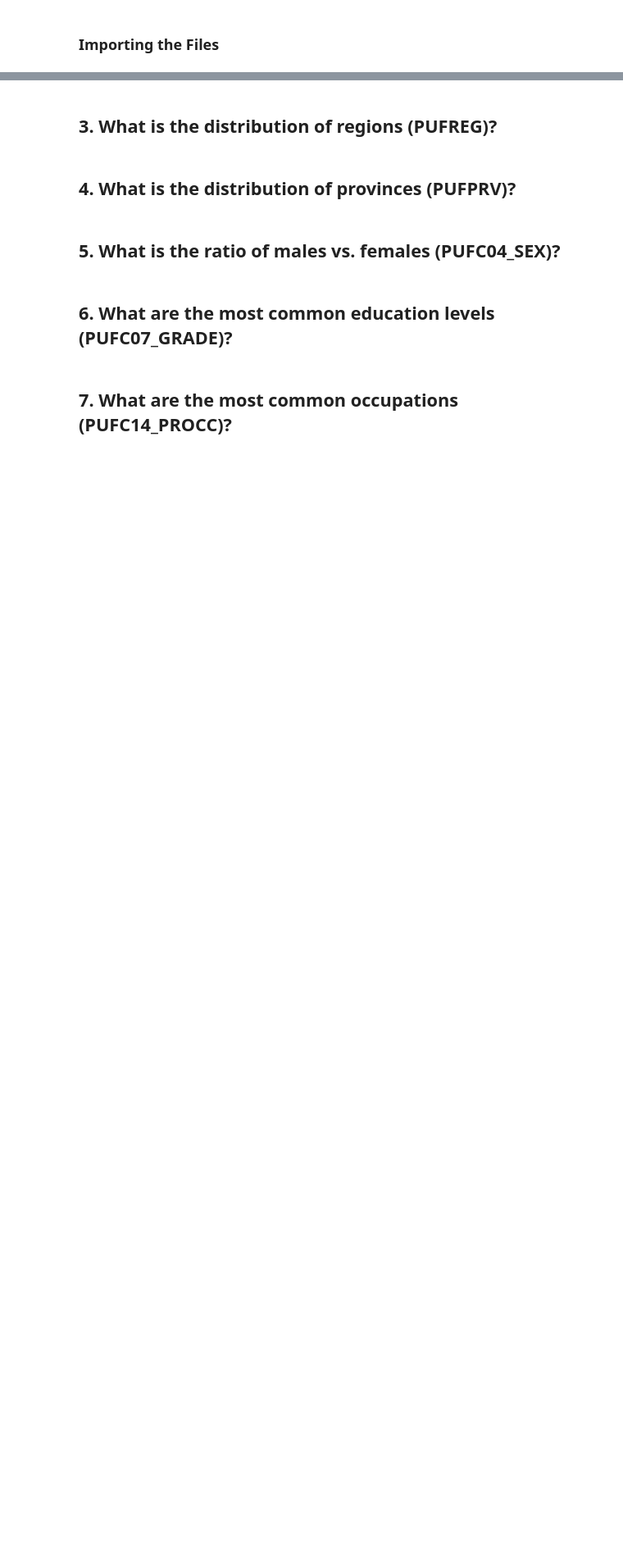
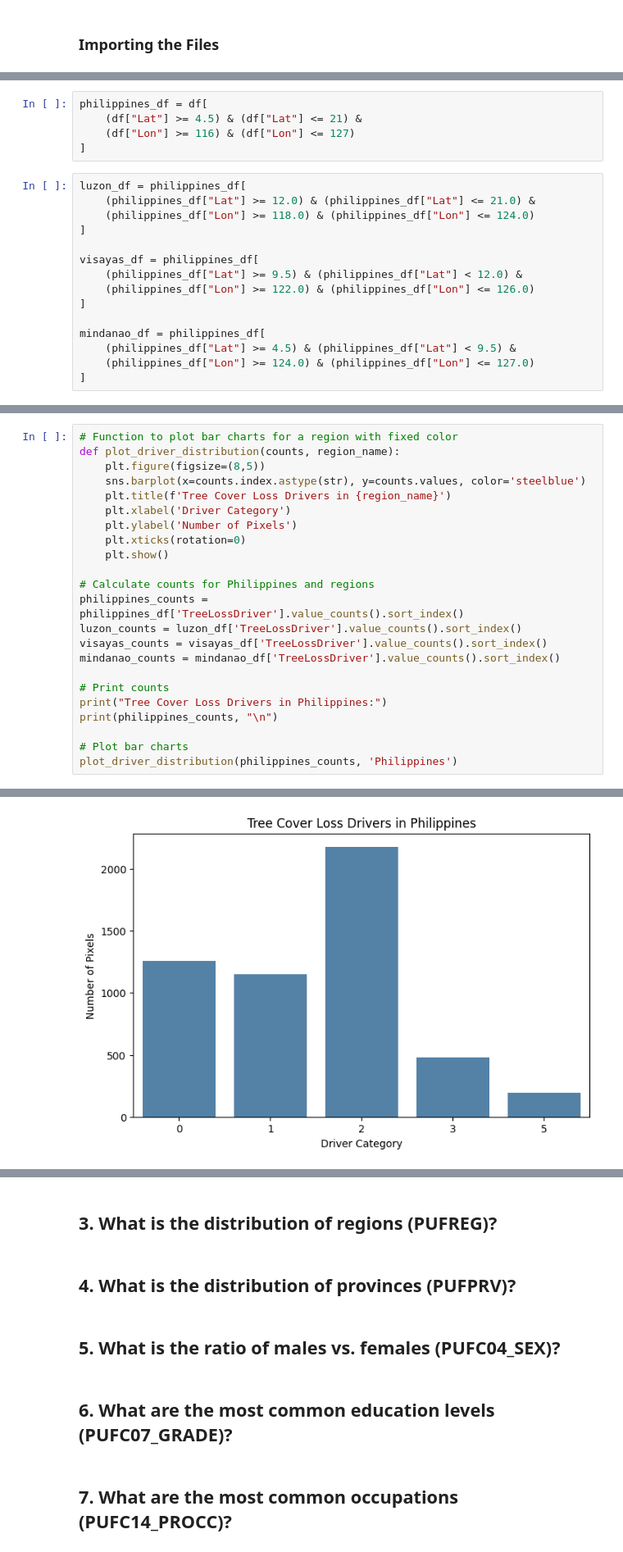
Before and after one commit to JacyNateLiu/CMEPHY1, a Jupyter notebook: cmephy.ipynb, the cells around one changed output, grey strips where cells are left out. Shown at 82% size. Saved outputs shown, nothing was run; the diff lists cells and outputs as text; blank space fills up the shorter version.

```diff
--- a/cmephy.ipynb
+++ b/cmephy.ipynb
@@ -153,0 +241,20 @@ transform = transforms['land_cover']
+# %%
+philippines_df = df[
+    (df["Lat"] >= 4.5) & (df["Lat"] <= 21) &
+    (df["Lon"] >= 116) & (df["Lon"] <= 127)
+]
+# %%
+luzon_df = philippines_df[
+    (philippines_df["Lat"] >= 12.0) & (philippines_df["Lat"] <= 21.0) &
+    (philippines_df["Lon"] >= 118.0) & (philippines_df["Lon"] <= 124.0)
+]
+
+visayas_df = philippines_df[
+    (philippines_df["Lat"] >= 9.5) & (philippines_df["Lat"] < 12.0) &
+    (philippines_df["Lon"] >= 122.0) & (philippines_df["Lon"] <= 126.0)
+]
+
+mindanao_df = philippines_df[
+    (philippines_df["Lat"] >= 4.5) & (philippines_df["Lat"] < 9.5) &
+    (philippines_df["Lon"] >= 124.0) & (philippines_df["Lon"] <= 127.0)
+]
@@ -157,0 +269,24 @@ transform = transforms['land_cover']
+# %%
+# Function to plot bar charts for a region with fixed color
+def plot_driver_distribution(counts, region_name):
+    plt.figure(figsize=(8,5))
+    sns.barplot(x=counts.index.astype(str), y=counts.values, color='steelblue')
+    plt.title(f'Tree Cover Loss Drivers in {region_name}')
+    plt.xlabel('Driver Category')
+    plt.ylabel('Number of Pixels')
+    plt.xticks(rotation=0)
+    plt.show()
+
+# Calculate counts for Philippines and regions
+philippines_counts = philippines_df['TreeLossDriver'].value_counts().sort_index()
+luzon_counts = luzon_df['TreeLossDriver'].value_counts().sort_index()
+visayas_counts = visayas_df['TreeLossDriver'].value_counts().sort_index()
+mindanao_counts = mindanao_df['TreeLossDriver'].value_counts().sort_index()
+
+# Print counts
+print("Tree Cover Loss Drivers in Philippines:")
+print(philippines_counts, "\n")
+
+# Plot bar charts
+plot_driver_distribution(philippines_counts, 'Philippines')
+# %% [output]
@@ -157,0 +301 @@ transform = transforms['land_cover']
+[figure, added]
```
Also changed, not shown: parts of 61 cells of this notebook.
